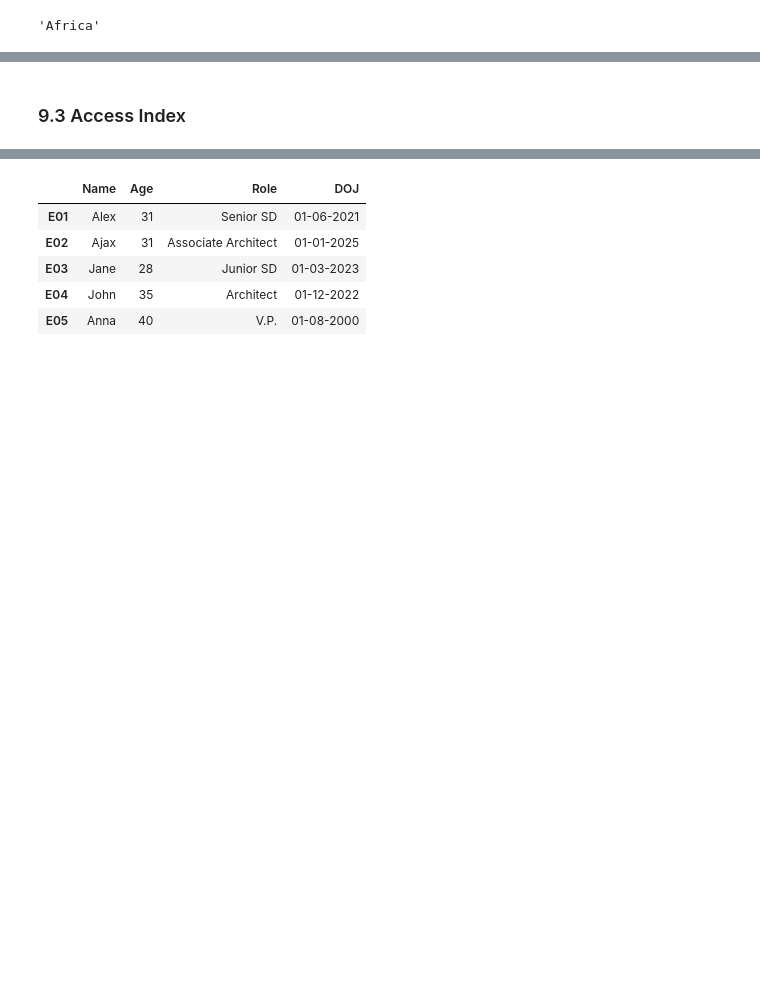
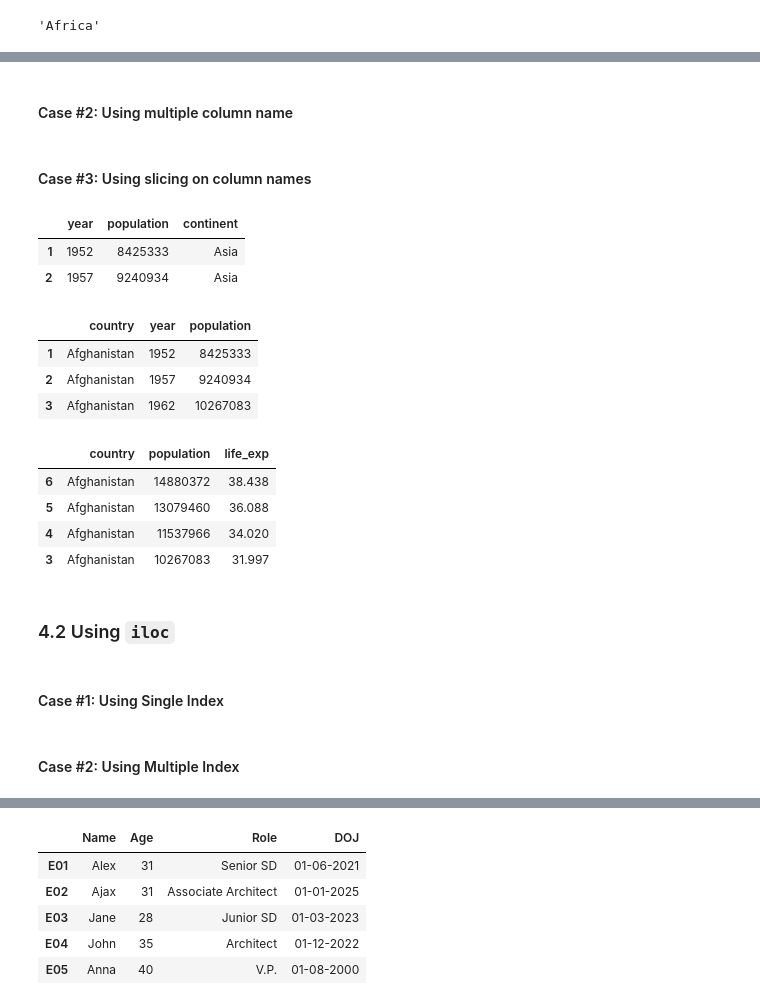
Before and after one commit to DheemanthBhat/python-data-science-libraries, a Jupyter notebook: 02_pandas/2_loc_and_iloc.ipynb, the cells around one changed output, grey strips where cells are left out. Saved outputs shown, nothing was run; the diff lists cells and outputs as text; code cells hidden in the pictures; blank space fills up the shorter version.

```diff
--- a/02_pandas/2_loc_and_iloc.ipynb
+++ b/02_pandas/2_loc_and_iloc.ipynb
@@ -309,5 +315,7 @@ mk_df["country"][1]
 # temp.loc["a"]
 # %%
 # temp.loc[["a"]]
+# %% [markdown]
+#### Case #2: Using multiple column name
 # %%
 # temp.loc[["a", "c"]]
@@ -316,4 +322,31 @@ mk_df["country"][1]
+# %% [markdown]
+#### Case #3: Using slicing on column names
+# %%
+mk_df.loc[:2, "year":"continent"]
+# %% [output]
+|  | year | population | continent |
+| 1 | 1952 | 8425333 | Asia |
+| 2 | 1957 | 9240934 | Asia |
+# %%
+mk_df.loc[0:3, "country":"population"]
+# %% [output]
+|  | country | year | population |
+| 1 | Afghanistan | 1952 | 8425333 |
+| 2 | Afghanistan | 1957 | 9240934 |
+| 3 | Afghanistan | 1962 | 10267083 |
+# %%
+mk_df.loc[6:3:-1, "country"::2]
+# %% [output]
+|  | country | population | life_exp |
+| 6 | Afghanistan | 14880372 | 38.438 |
+| 5 | Afghanistan | 13079460 | 36.088 |
+| 4 | Afghanistan | 11537966 | 34.020 |
+| 3 | Afghanistan | 10267083 | 31.997 |
 # %%
 # df.loc[9::-3]
-# %% [markdown]
-### 9.3 Access Index
+# %% [markdown]
+### 4.2 Using `iloc`
+# %% [markdown]
+#### Case #1: Using Single Index
+# %% [markdown]
+#### Case #2: Using Multiple Index
```
Also changed, not shown: parts of 59 cells of this notebook, 2 other files.
